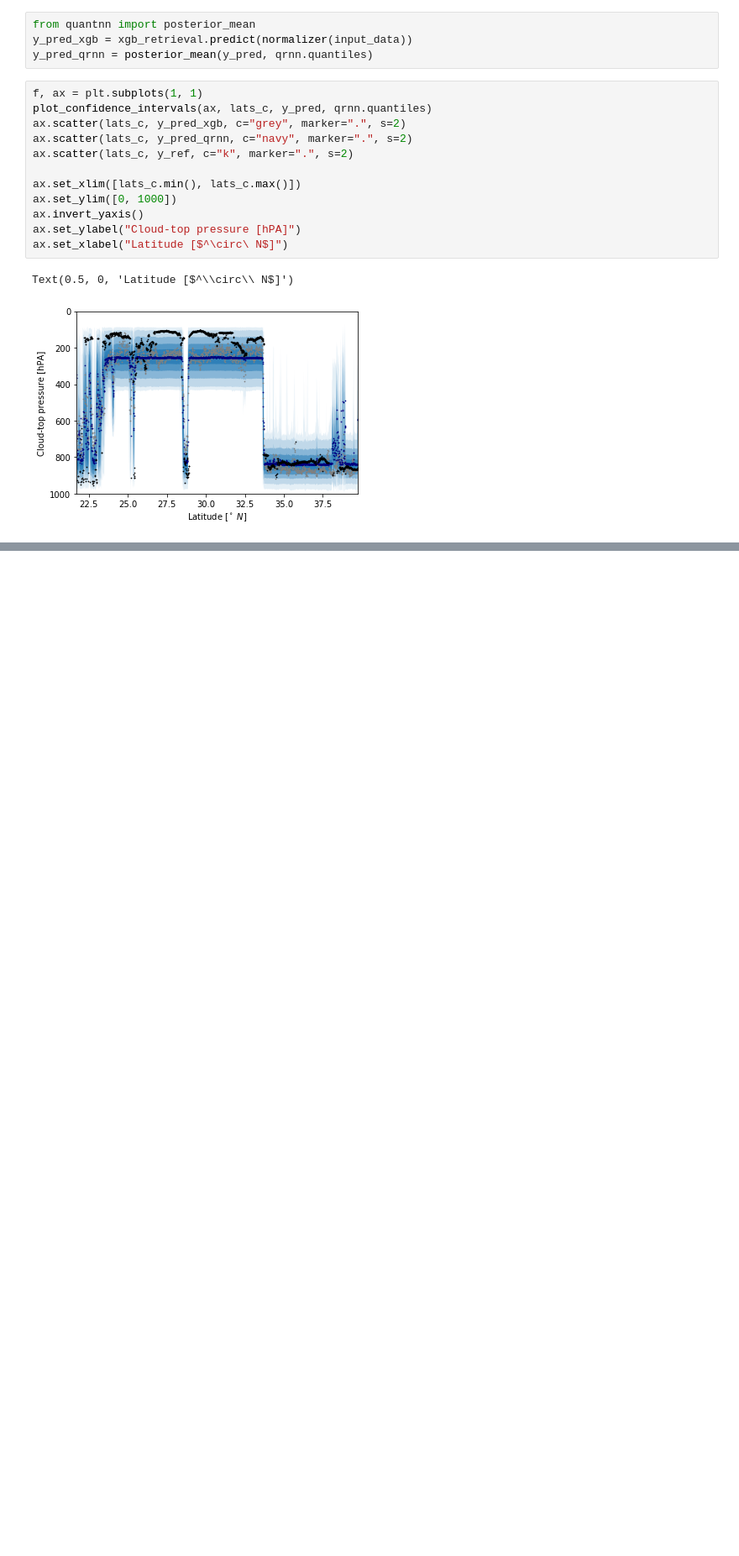
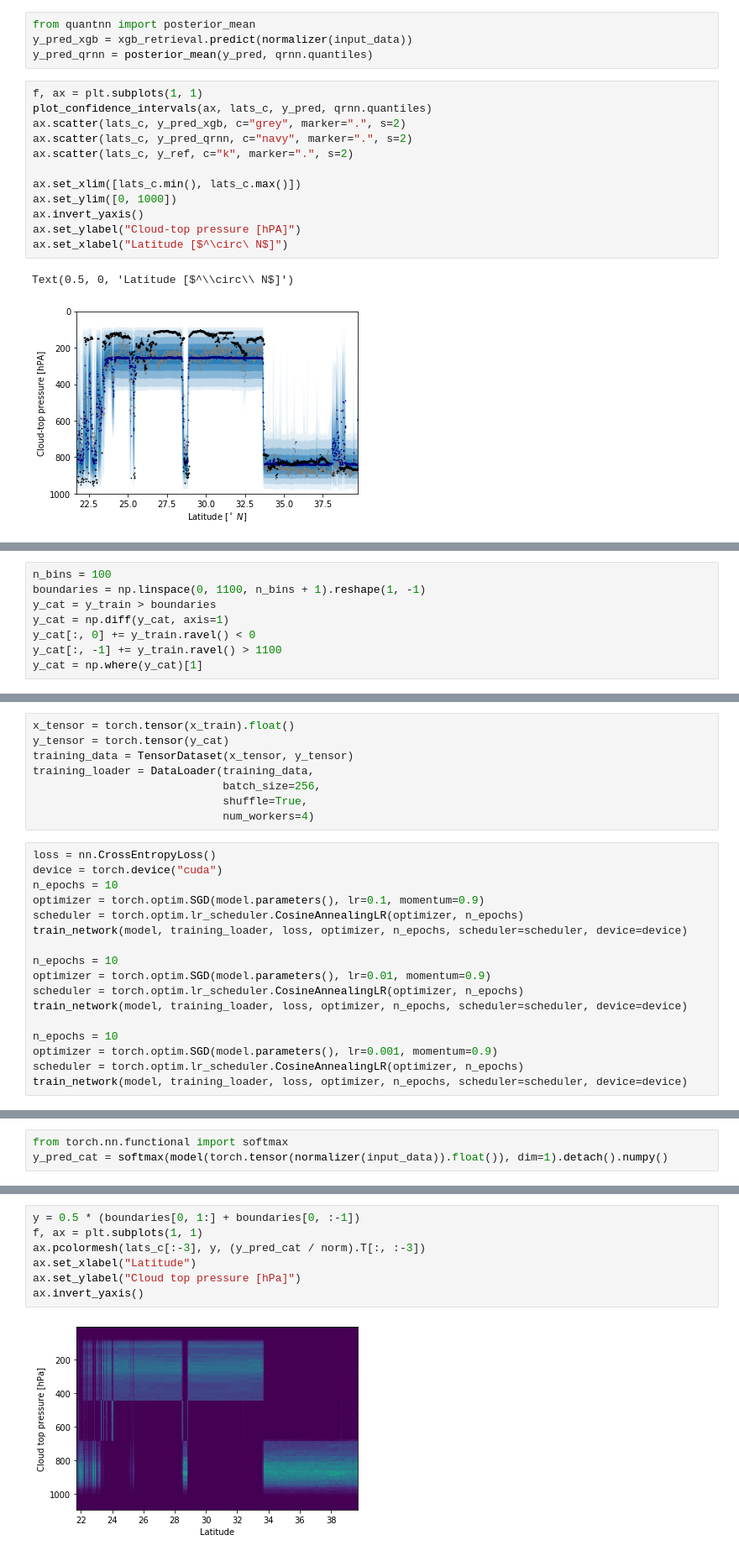
Before and after one commit to simonpf/quantnn, a Jupyter notebook: notebooks/cloud_top_pressure_retrieval.ipynb, the cells around one changed output, grey strips where cells are left out. Shown: that part at 84% size. Drawn from its saved outputs; the diff is of its cells as text; blank space fills up the shorter version.

```diff
--- a/notebooks/cloud_top_pressure_retrieval.ipynb
+++ b/notebooks/cloud_top_pressure_retrieval.ipynb
@@ -260,0 +260,8 @@ Text(0.5, 0, 'Latitude [$^\\circ\\ N$]')
+# %%
+n_bins = 100
+boundaries = np.linspace(0, 1100, n_bins + 1).reshape(1, -1)
+y_cat = y_train > boundaries
+y_cat = np.diff(y_cat, axis=1)
+y_cat[:, 0] += y_train.ravel() < 0
+y_cat[:, -1] += y_train.ravel() > 1100
+y_cat = np.where(y_cat)[1]
@@ -260,0 +348,25 @@ Text(0.5, 0, 'Latitude [$^\\circ\\ N$]')
+# %%
+x_tensor = torch.tensor(x_train).float()
+y_tensor = torch.tensor(y_cat)
+training_data = TensorDataset(x_tensor, y_tensor)
+training_loader = DataLoader(training_data,
+                             batch_size=256,
+                             shuffle=True,
+                             num_workers=4)
+# %%
+loss = nn.CrossEntropyLoss()
+device = torch.device("cuda")
+n_epochs = 10
+optimizer = torch.optim.SGD(model.parameters(), lr=0.1, momentum=0.9)
+scheduler = torch.optim.lr_scheduler.CosineAnnealingLR(optimizer, n_epochs)
+train_network(model, training_loader, loss, optimizer, n_epochs, scheduler=scheduler, device=device)
+
+n_epochs = 10
+optimizer = torch.optim.SGD(model.parameters(), lr=0.01, momentum=0.9)
+scheduler = torch.optim.lr_scheduler.CosineAnnealingLR(optimizer, n_epochs)
+train_network(model, training_loader, loss, optimizer, n_epochs, scheduler=scheduler, device=device)
+
+n_epochs = 10
+optimizer = torch.optim.SGD(model.parameters(), lr=0.001, momentum=0.9)
+scheduler = torch.optim.lr_scheduler.CosineAnnealingLR(optimizer, n_epochs)
+train_network(model, training_loader, loss, optimizer, n_epochs, scheduler=scheduler, device=device)
@@ -260,0 +391,3 @@ Text(0.5, 0, 'Latitude [$^\\circ\\ N$]')
+# %%
+from torch.nn.functional import softmax
+y_pred_cat = softmax(model(torch.tensor(normalizer(input_data)).float()), dim=1).detach().numpy()
@@ -260,0 +398,9 @@ Text(0.5, 0, 'Latitude [$^\\circ\\ N$]')
+# %%
+y = 0.5 * (boundaries[0, 1:] + boundaries[0, :-1])
+f, ax = plt.subplots(1, 1)
+ax.pcolormesh(lats_c[:-3], y, (y_pred_cat / norm).T[:, :-3])
+ax.set_xlabel("Latitude")
+ax.set_ylabel("Cloud top pressure [hPa]")
+ax.invert_yaxis()
+# %% [output]
+[figure, added]
```
Also changed, not shown: parts of 12 cells of this notebook, 6 other files.
